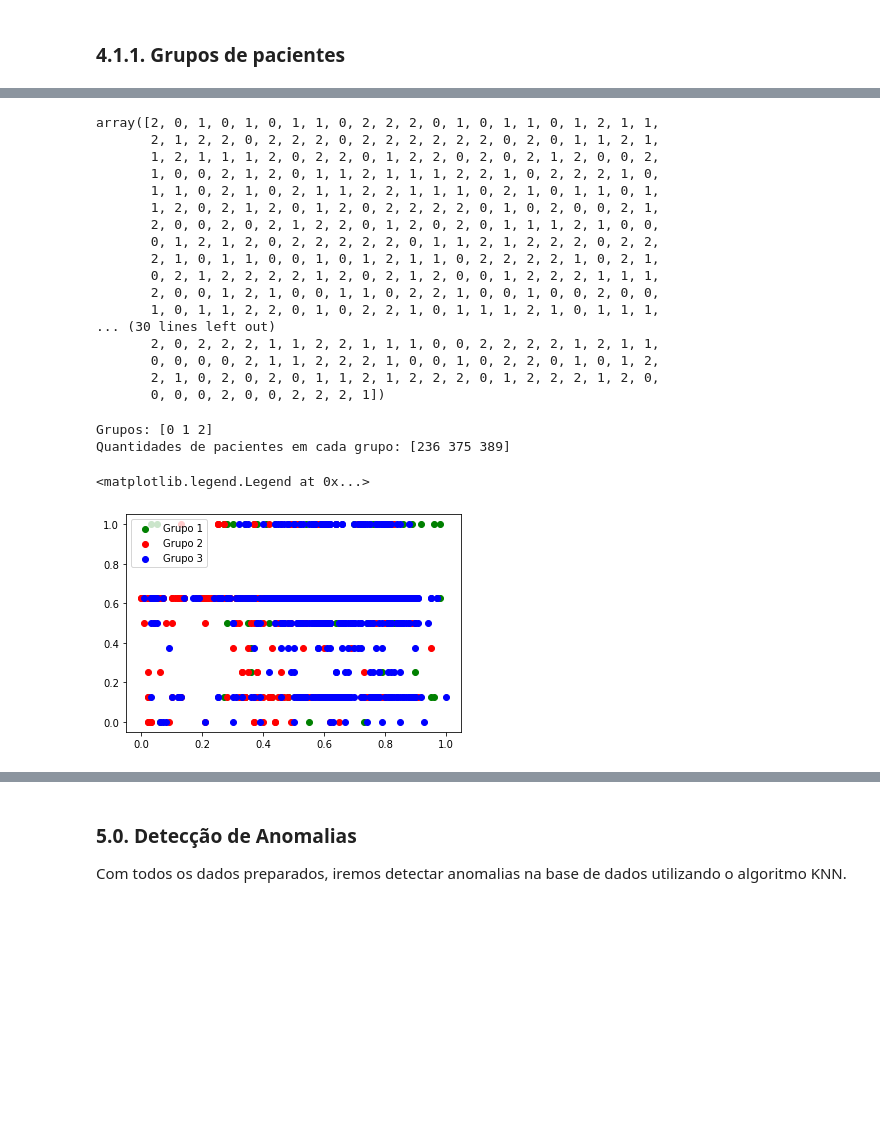
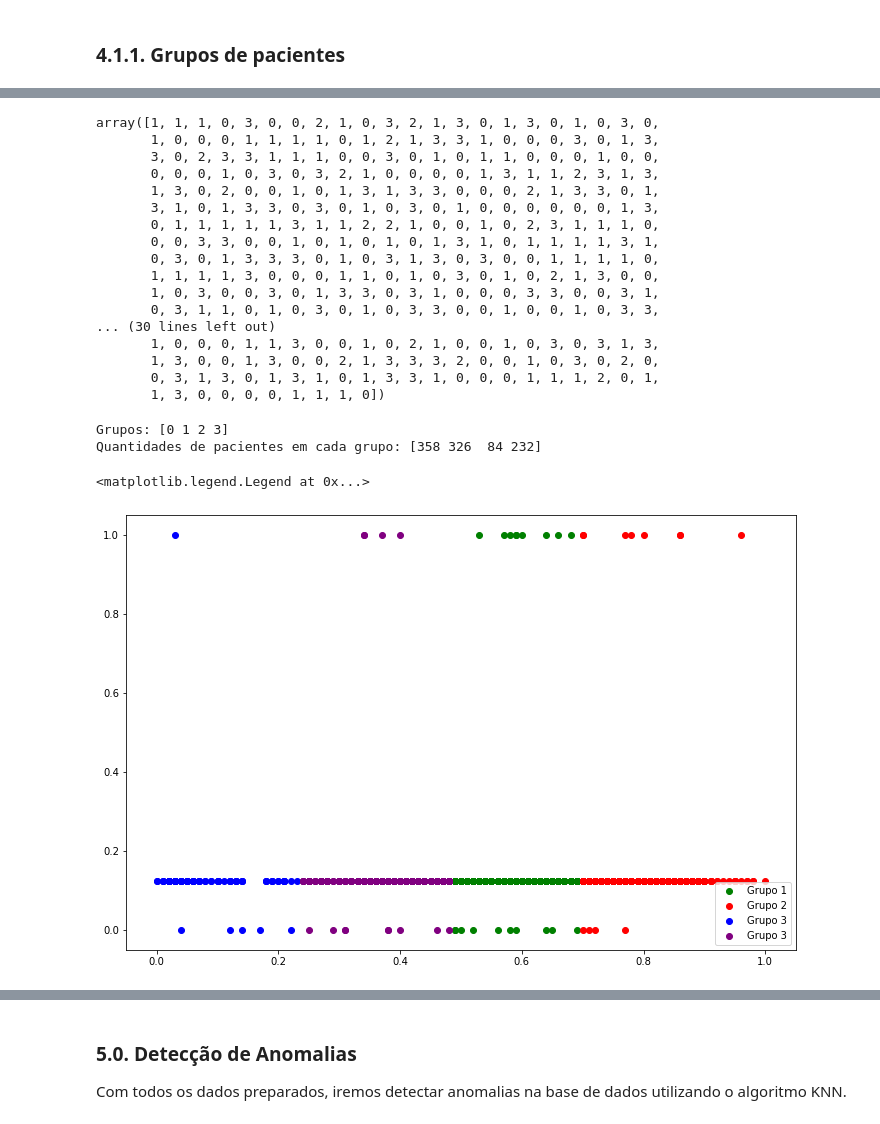
Before and after one commit to endhel/SRAG-Agrupamento-Deteccao-De-Anomalia, a Jupyter notebook: SRAG-Agrupamento-Deteccao-Anomalias.ipynb, the cells around one changed output, grey strips where cells are left out. Cells and saved outputs as stored; diff of their text form; code cells hidden in the pictures; blank space fills up the shorter version.

```diff
--- a/SRAG-Agrupamento-Deteccao-Anomalias.ipynb
+++ b/SRAG-Agrupamento-Deteccao-Anomalias.ipynb
@@ -340,6 +340,6 @@ As colunas SG_UF_INTE, FATOR_RISC, CS_SEXO e SG_UF possuem dados textuais, e os
 # %%
 # Eliminar as colunas SG_UF e SG_UF_INTE já que foram passadas para o outro dataset
-df = df.drop(['SG_UF', 'SG_UF_INTE'])
+df = df.drop(['SG_UF', 'SG_UF_INTE'], axis=1)
 
 # Função para rotular a variável categórica
 from sklearn.preprocessing import LabelEncoder
@@ -374,7 +380,3 @@ import matplotlib.pyplot as plt
 from sklearn.cluster import KMeans
 # %% [markdown]
 ### 4.1.1. Grupos de pacientes
-# %%
-# Variáveis relevantes para este agrupamento
-X_pacientes = df.iloc[:, :39].copy()
-X_pacientes.head()
@@ -383,12 +383,14 @@ NameError: name 'df' is not defined
 # %%
 # Método do cotovelo (Elbow Method) para determinar o valor do K
-# Segundo esta heurística, o melhor valor para K é 3
+# Segundo esta heurística, o melhor valor para K é 4
 wcss = []
 for i in range(1, 11):
     kmeans = KMeans(n_clusters = i, max_iter = 300, n_init = 10)
-    kmeans.fit(X_pacientes)
+    kmeans.fit(df)
     wcss.append(kmeans.inertia_)
 
+
+plt.figure(figsize=(12, 8))
 plt.plot(range(1,11), wcss)
 plt.title('Método do Cotovelo (Elbow Method)')
 plt.xlabel('Número de Clusters')
@@ -399,43 +401,45 @@ plt.show()
 # %%
 # Agrupamento com KMeans utilizando 3 clusters
-cluster = KMeans(n_clusters = 3, init='k-means++')
+cluster = KMeans(n_clusters = 4, init='k-means++', n_init = 10)
 grupos = cluster.fit_predict(X_pacientes)
 grupos
 # %% [output]
-array([2, 0, 1, 0, 1, 0, 1, 1, 0, 2, 2, 2, 0, 1, 0, 1, 1, 0, 1, 2, 1, 1,
-       2, 1, 2, 2, 0, 2, 2, 2, 0, 2, 2, 2, 2, 2, 2, 0, 2, 0, 1, 1, 2, 1,
-       1, 2, 1, 1, 1, 2, 0, 2, 2, 0, 1, 2, 2, 0, 2, 0, 2, 1, 2, 0, 0, 2,
-       1, 0, 0, 2, 1, 2, 0, 1, 1, 2, 1, 1, 1, 2, 2, 1, 0, 2, 2, 2, 1, 0,
-       1, 1, 0, 2, 1, 0, 2, 1, 1, 2, 2, 1, 1, 1, 0, 2, 1, 0, 1, 1, 0, 1,
-       1, 2, 0, 2, 1, 2, 0, 1, 2, 0, 2, 2, 2, 2, 0, 1, 0, 2, 0, 0, 2, 1,
-       2, 0, 0, 2, 0, 2, 1, 2, 2, 0, 1, 2, 0, 2, 0, 1, 1, 1, 2, 1, 0, 0,
-       0, 1, 2, 1, 2, 0, 2, 2, 2, 2, 2, 0, 1, 1, 2, 1, 2, 2, 2, 0, 2, 2,
-       2, 1, 0, 1, 1, 0, 0, 1, 0, 1, 2, 1, 1, 0, 2, 2, 2, 2, 1, 0, 2, 1,
-       0, 2, 1, 2, 2, 2, 2, 1, 2, 0, 2, 1, 2, 0, 0, 1, 2, 2, 2, 1, 1, 1,
-       2, 0, 0, 1, 2, 1, 0, 0, 1, 1, 0, 2, 2, 1, 0, 0, 1, 0, 0, 2, 0, 0,
-       1, 0, 1, 1, 2, 2, 0, 1, 0, 2, 2, 1, 0, 1, 1, 1, 2, 1, 0, 1, 1, 1,
+array([1, 1, 1, 0, 3, 0, 0, 2, 1, 0, 3, 2, 1, 3, 0, 1, 3, 0, 1, 0, 3, 0,
+       1, 0, 0, 0, 1, 1, 1, 1, 0, 1, 2, 1, 3, 3, 1, 0, 0, 0, 3, 0, 1, 3,
+       3, 0, 2, 3, 3, 1, 1, 1, 0, 0, 3, 0, 1, 0, 1, 1, 0, 0, 0, 1, 0, 0,
+       0, 0, 0, 1, 0, 3, 0, 3, 2, 1, 0, 0, 0, 0, 1, 3, 1, 1, 2, 3, 1, 3,
+       1, 3, 0, 2, 0, 0, 1, 0, 1, 3, 1, 3, 3, 0, 0, 0, 2, 1, 3, 3, 0, 1,
+       3, 1, 0, 1, 3, 3, 0, 3, 0, 1, 0, 3, 0, 1, 0, 0, 0, 0, 0, 0, 1, 3,
+       0, 1, 1, 1, 1, 1, 3, 1, 1, 2, 2, 1, 0, 0, 1, 0, 2, 3, 1, 1, 1, 0,
+       0, 0, 3, 3, 0, 0, 1, 0, 1, 0, 1, 0, 1, 3, 1, 0, 1, 1, 1, 1, 3, 1,
+       0, 3, 0, 1, 3, 3, 3, 0, 1, 0, 3, 1, 3, 0, 3, 0, 0, 1, 1, 1, 1, 0,
+       1, 1, 1, 1, 3, 0, 0, 0, 1, 1, 0, 1, 0, 3, 0, 1, 0, 2, 1, 3, 0, 0,
+       1, 0, 3, 0, 0, 3, 0, 1, 3, 3, 0, 3, 1, 0, 0, 0, 3, 3, 0, 0, 3, 1,
+       0, 3, 1, 1, 0, 1, 0, 3, 0, 1, 0, 3, 3, 0, 0, 1, 0, 0, 1, 0, 3, 3,
 ... (30 lines left out)
-       2, 0, 2, 2, 2, 1, 1, 2, 2, 1, 1, 1, 0, 0, 2, 2, 2, 2, 1, 2, 1, 1,
-       0, 0, 0, 0, 2, 1, 1, 2, 2, 2, 1, 0, 0, 1, 0, 2, 2, 0, 1, 0, 1, 2,
-       2, 1, 0, 2, 0, 2, 0, 1, 1, 2, 1, 2, 2, 2, 0, 1, 2, 2, 2, 1, 2, 0,
-       0, 0, 0, 2, 0, 0, 2, 2, 2, 1])
+       1, 0, 0, 0, 1, 1, 3, 0, 0, 1, 0, 2, 1, 0, 0, 1, 0, 3, 0, 3, 1, 3,
+       1, 3, 0, 0, 1, 3, 0, 0, 2, 1, 3, 3, 3, 2, 0, 0, 1, 0, 3, 0, 2, 0,
+       0, 3, 1, 3, 0, 1, 3, 1, 0, 1, 3, 3, 1, 0, 0, 0, 1, 1, 1, 2, 0, 1,
+       1, 3, 0, 0, 0, 0, 1, 1, 1, 0])
 # %%
 # Contagem de registros por cluster
 unicos, qnt = np.unique(grupos, return_counts = True)
 print(f'Grupos: {unicos}')
 print(f'Quantidades de pacientes em cada grupo: {qnt}')
 # %% [output]
-Grupos: [0 1 2]
-Quantidades de pacientes em cada grupo: [236 375 389]
+Grupos: [0 1 2 3]
+Quantidades de pacientes em cada grupo: [358 326  84 232]
 # %%
 # Gráfico de dispersão para visualizar os clusters
-x = X_pacientes.to_numpy()
-plt.scatter(x[grupos == 0, 1], x[grupos == 0, 33], label='Grupo 1', c='green')
-plt.scatter(x[grupos == 1, 1], x[grupos == 1, 33], label='Grupo 2', c='red')
-plt.scatter(x[grupos == 2, 1], x[grupos == 2, 33], label='Grupo 3', c='blue')
+x = df.to_numpy()
+plt.figure(figsize=(12, 8))
+plt.scatter(x[grupos == 0, 1], x[grupos == 0, 38], label='Grupo 1', c='green')
+plt.scatter(x[grupos == 1, 1], x[grupos == 1, 38], label='Grupo 2', c='red')
+plt.scatter(x[grupos == 2, 1], x[grupos == 2, 38], label='Grupo 3', c='blue')
+plt.scatter(x[grupos == 3, 1], x[grupos == 3, 38], label='Grupo 3', c='purple')
 plt.legend()
 # %% [output]
 <matplotlib.legend.Legend at 0x...>
-[figure, old version]
+[figure, new version]
 # %%
 # Criação de coluna de Grupos de pacientes
```
Also changed, not shown: parts of 16 cells of this notebook.
